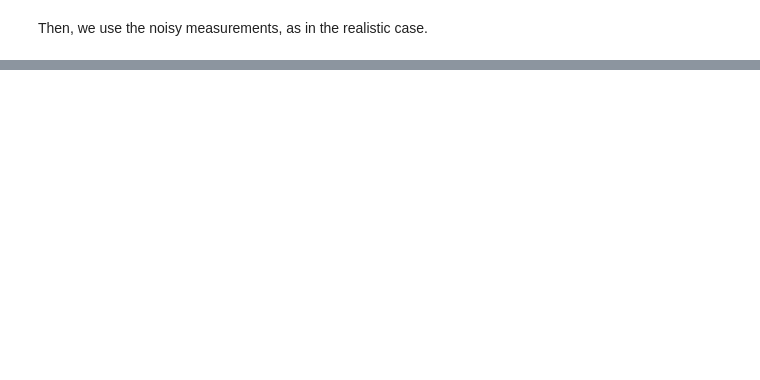
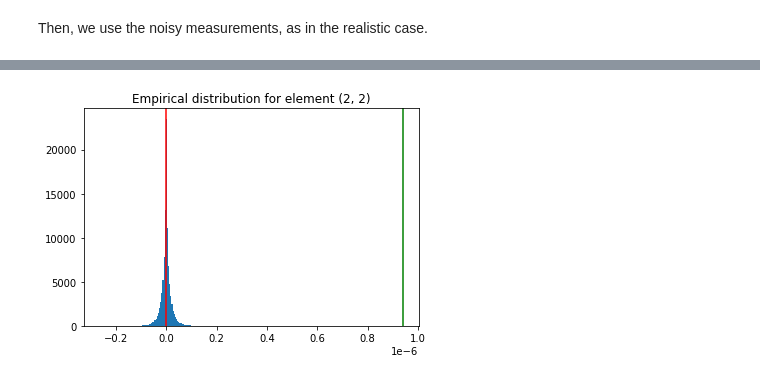
Before and after one commit to DecodEPFL/eiv-grid-id, a Jupyter notebook: notebooks/EF_03_noise_mc_test.ipynb, the cells around one changed output, grey strips where cells are left out. Cells and saved outputs as stored; diff of their text form; code cells hidden in the pictures; blank space fills up the shorter version.

```diff
--- a/notebooks/EF_03_noise_mc_test.ipynb
+++ b/notebooks/EF_03_noise_mc_test.ipynb
@@ -122,4 +148,7 @@ plt.axvline(actual_covariance[1, 1], color='red');
 # %%
 plt.hist(cov_avg_true_12, bins = 100)
 plt.title('Empirical distribution for element (2, 2)')
-plt.axvline(actual_covariance[0, 1], color='red');
+plt.axvline(actual_covariance[0, 1], color='green');
+plt.axvline(covariance_average_true[0, 1], color='red');
+# %% [output]
+[figure, added]
```
Also changed, not shown: parts of 10 cells of this notebook, 4 other files.
